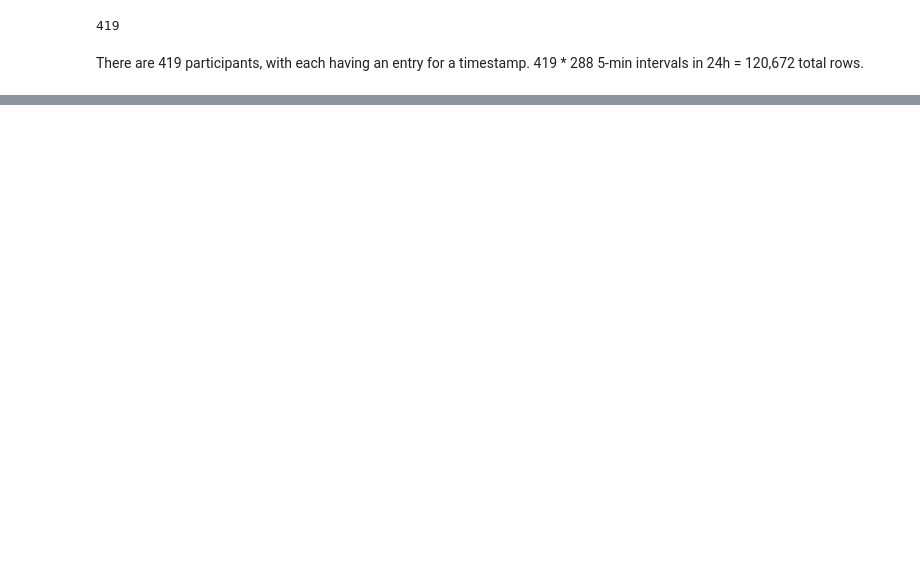
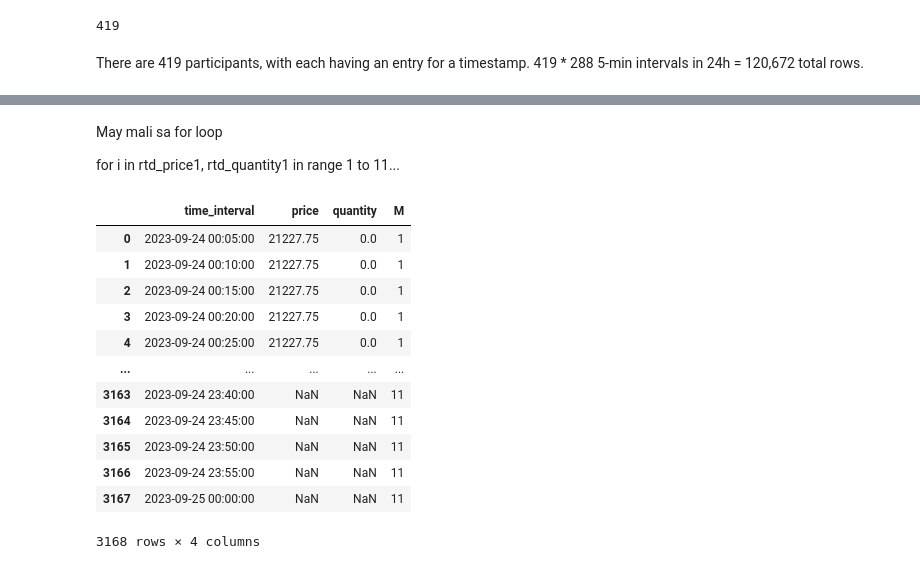
Before and after one commit to gbrosell/maroon-archers, a Jupyter notebook: WESM_EDA.ipynb, the cells around one changed output, grey strips where cells are left out. Drawn from its saved outputs; the diff is of its cells as text; code cells hidden in the pictures; blank space fills up the shorter version.

```diff
--- a/WESM_EDA.ipynb
+++ b/WESM_EDA.ipynb
@@ -170,0 +502,16 @@ There are 419 participants, with each having an entry for a timestamp.
+# %%
+import pandas as pd
+import matplotlib.pyplot as plt
+from mpl_toolkits.mplot3d import Axes3D
+
+# Assuming df is your DataFrame
+# Replace 'time_interval', 'resource_id', and other column names as needed
+
+# Set the specific Dispatching Unit (DU)
+du_id = '07BDPP_U04'
+
+# Filter the DataFrame for the specific DU
+du_df = df[df['resource_id'] == du_id]
+
+# Extract the maximum quantity (Qmax) from the 'max_cap_rtd' column
+q_max = du_df['max_cap_rtd'].iloc[0]
@@ -170,0 +527,41 @@ There are 419 participants, with each having an entry for a timestamp.
+# %% [markdown]
+May mali sa for loop
+
+for i in rtd_price1, rtd_quantity1 in range 1 to 11...
+# %%
+# Define the columns containing price-quantity pairs and timestamps
+price_columns = [f'rtd_price{i}' for i in range(1, 12)]
+quantity_columns = [f'rtd_quantity{i}' for i in range(1, 12)]
+time_column = 'time_interval'
+
+# Create a new DataFrame for bidding curves
+bidding_df = pd.DataFrame()
+
+# Loop through price-quantity pairs and append to bidding curves DataFrame
+for i, (price_col, quantity_col, time_col) in enumerate(zip(price_columns, quantity_columns, [time_column]*11), start=1):
+    # Extract relevant columns from du_df
+    selected_columns = du_df[[time_col, price_col, quantity_col]].rename(columns={price_col: 'price', quantity_col: 'quantity'})
+
+    # Add a new column 'M' with the value of 'i'
+    selected_columns['M'] = i
+
+    # Concatenate to the bidding_df DataFrame
+    bidding_df = pd.concat([bidding_df, selected_columns])
+
+# Reset index for the final DataFrame
+bidding_df.reset_index(drop=True, inplace=True)
+bidding_df
+# %% [output]
+|  | time_interval | price | quantity | M |
+| 0 | 2023-09-24 00:05:00 | 21227.75 | 0.0 | 1 |
+| 1 | 2023-09-24 00:10:00 | 21227.75 | 0.0 | 1 |
+| 2 | 2023-09-24 00:15:00 | 21227.75 | 0.0 | 1 |
+| 3 | 2023-09-24 00:20:00 | 21227.75 | 0.0 | 1 |
+| 4 | 2023-09-24 00:25:00 | 21227.75 | 0.0 | 1 |
+| ... | ... | ... | ... | ... |
+| 3163 | 2023-09-24 23:40:00 | NaN | NaN | 11 |
+| 3164 | 2023-09-24 23:45:00 | NaN | NaN | 11 |
+| 3165 | 2023-09-24 23:50:00 | NaN | NaN | 11 |
+| 3166 | 2023-09-24 23:55:00 | NaN | NaN | 11 |
+| 3167 | 2023-09-25 00:00:00 | NaN | NaN | 11 |
+3168 rows × 4 columns
```
Also changed, not shown: parts of 38 cells of this notebook.
